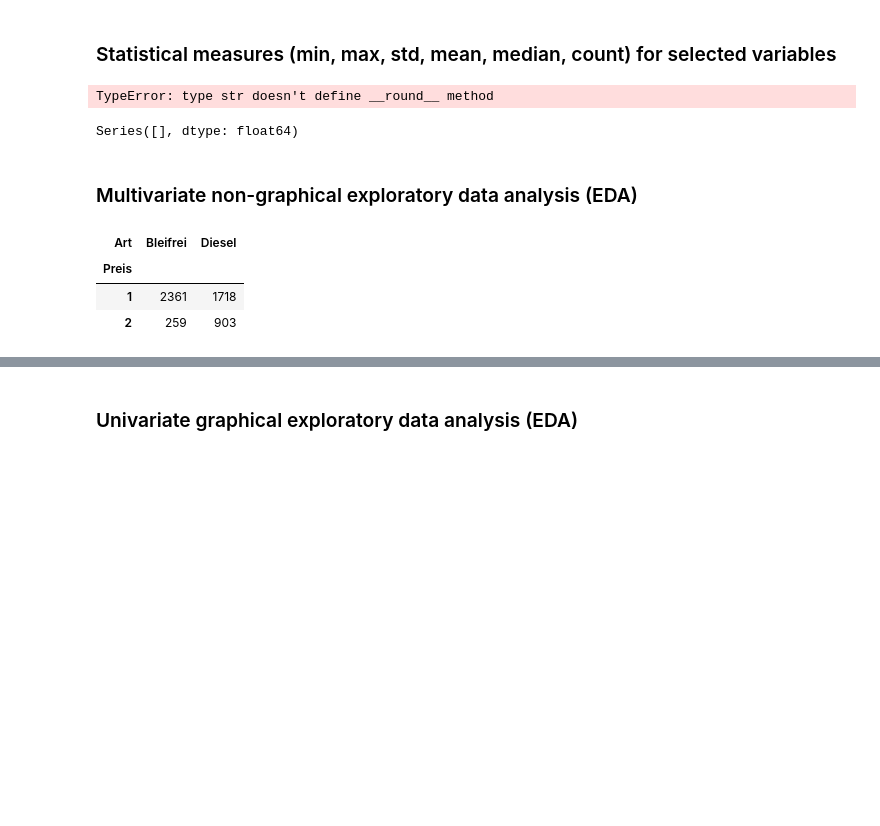
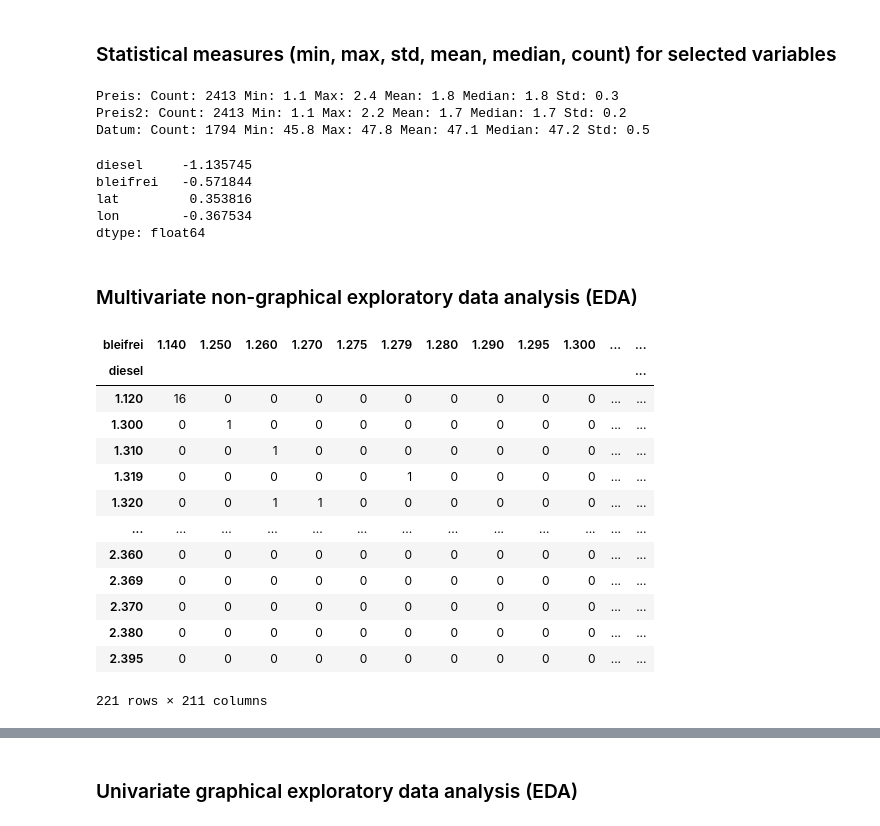
Before and after one commit to m011018/TS, a Jupyter notebook: Master/master_doc.ipynb, the cells around one changed output, grey strips where cells are left out. Drawn from its saved outputs; the diff is of its cells as text; code cells hidden in the pictures; blank space fills up the shorter version.

```diff
--- a/Master/master_doc.ipynb
+++ b/Master/master_doc.ipynb
@@ -27,8 +27,8 @@ import pylab as py
 import warnings
 warnings.filterwarnings("ignore")
 # %%
-df = pd.read_csv('komplett_with_loc.csv',
-                 sep=';',
+df = pd.read_csv('combined_loc.csv',
+                 sep=',',
                  encoding='latin-1')
 
 df
@@ -65,32 +65,34 @@ df.describe()
 # %%
 #asdf Preis
 print('Preis:',
-      'Count:', round(df.Preis.count(), 1),
-      'Min:', round(df.Preis.min(), 1),
-      'Max:', round(df.Preis.max(), 1),
-      'Mean:', round(df.Preis.mean(), 1),
-      'Median:', round(df.Preis.median(), 1),
-      'Std:', round(df.Preis.std(), 1))
+      'Count:', round(df.diesel.count(), 1),
+      'Min:', round(df.diesel.min(), 1),
+      'Max:', round(df.diesel.max(), 1),
+      'Mean:', round(df.diesel.mean(), 1),
+      'Median:', round(df.diesel.median(), 1),
+      'Std:', round(df.diesel.std(), 1))
 
 # Preis2
 print('Preis2:',
-      'Count:', round(df.preis2.count(), 1),
-      'Min:', round(df.preis2.min(), 1),
-      'Max:', round(df.preis2.max(), 1),
-      'Mean:', round(df.preis2.mean(), 1),
-      'Median:', round(df.preis2.median(), 1),
-      'Std:', round(df.preis2.std(), 1))
+      'Count:', round(df.bleifrei.count(), 1),
+      'Min:', round(df.bleifrei.min(), 1),
+      'Max:', round(df.bleifrei.max(), 1),
+      'Mean:', round(df.bleifrei.mean(), 1),
+      'Median:', round(df.bleifrei.median(), 1),
+      'Std:', round(df.bleifrei.std(), 1))
 
 # Datum
 print('Datum:',
-      'Count:', round(df.Datum.count(), 1),
-      'Min:', round(df.Datum.min(), 1),
-      'Max:', round(df.Datum.max(), 1),
-      'Mean:', round(df.Datum.mean(), 1),
-      'Median:', round(df.Datum.median(), 1),
-      'Std:', round(df.Datum.std(), 1))
+      'Count:', round(df.lat.count(), 1),
+      'Min:', round(df.lat.min(), 1),
+      'Max:', round(df.lat.max(), 1),
+      'Mean:', round(df.lat.mean(), 1),
+      'Median:', round(df.lat.median(), 1),
+      'Std:', round(df.lat.std(), 1))
 # %% [output]
-TypeError: type str doesn't define __round__ method
+Preis: Count: 2413 Min: 1.1 Max: 2.4 Mean: 1.8 Median: 1.8 Std: 0.3
+Preis2: Count: 2413 Min: 1.1 Max: 2.2 Mean: 1.7 Median: 1.7 Std: 0.2
+Datum: Count: 1794 Min: 45.8 Max: 47.8 Mean: 47.1 Median: 47.2 Std: 0.5
 # %%
 # Quantiles
 df.quantile(q=[0.05, 0.10, 0.25, 0.50, 0.75, 0.90, 0.95]).round(2)
@@ -101,16 +103,30 @@ df.skew()
 #Kurtosis
 df.kurtosis()
 # %% [output]
-Series([], dtype: float64)
+diesel     -1.135745
+bleifrei   -0.571844
+lat         0.353816
+lon        -0.367534
+dtype: float64
 # %% [markdown]
 ### Multivariate non-graphical exploratory data analysis (EDA)
 # %%
 #Cross- tabulation
-pd.crosstab(df['Preis'], df['Art'])
+pd.crosstab(df['lat'], df['lon'])
 # %% [output]
-| Art | Bleifrei | Diesel |
-| Preis |  |  |
-| 1 | 2361 | 1718 |
-| 2 | 259 | 903 |
+| bleifrei | 1.140 | 1.250 | 1.260 | 1.270 | 1.275 | 1.279 | 1.280 | 1.290 | 1.295 | 1.300 | ... | ... |
+| diesel |  |  |  |  |  |  |  |  |  |  |  | ... |
+| 1.120 | 16 | 0 | 0 | 0 | 0 | 0 | 0 | 0 | 0 | 0 | ... | ... |
+| 1.300 | 0 | 1 | 0 | 0 | 0 | 0 | 0 | 0 | 0 | 0 | ... | ... |
+| 1.310 | 0 | 0 | 1 | 0 | 0 | 0 | 0 | 0 | 0 | 0 | ... | ... |
+| 1.319 | 0 | 0 | 0 | 0 | 0 | 1 | 0 | 0 | 0 | 0 | ... | ... |
+| 1.320 | 0 | 0 | 1 | 1 | 0 | 0 | 0 | 0 | 0 | 0 | ... | ... |
+| ... | ... | ... | ... | ... | ... | ... | ... | ... | ... | ... | ... | ... |
+| 2.360 | 0 | 0 | 0 | 0 | 0 | 0 | 0 | 0 | 0 | 0 | ... | ... |
+| 2.369 | 0 | 0 | 0 | 0 | 0 | 0 | 0 | 0 | 0 | 0 | ... | ... |
+| 2.370 | 0 | 0 | 0 | 0 | 0 | 0 | 0 | 0 | 0 | 0 | ... | ... |
+| 2.380 | 0 | 0 | 0 | 0 | 0 | 0 | 0 | 0 | 0 | 0 | ... | ... |
+| 2.395 | 0 | 0 | 0 | 0 | 0 | 0 | 0 | 0 | 0 | 0 | ... | ... |
+221 rows × 211 columns
 # %%
 #Pivot table
```
Also changed, not shown: parts of 10 cells of this notebook.
